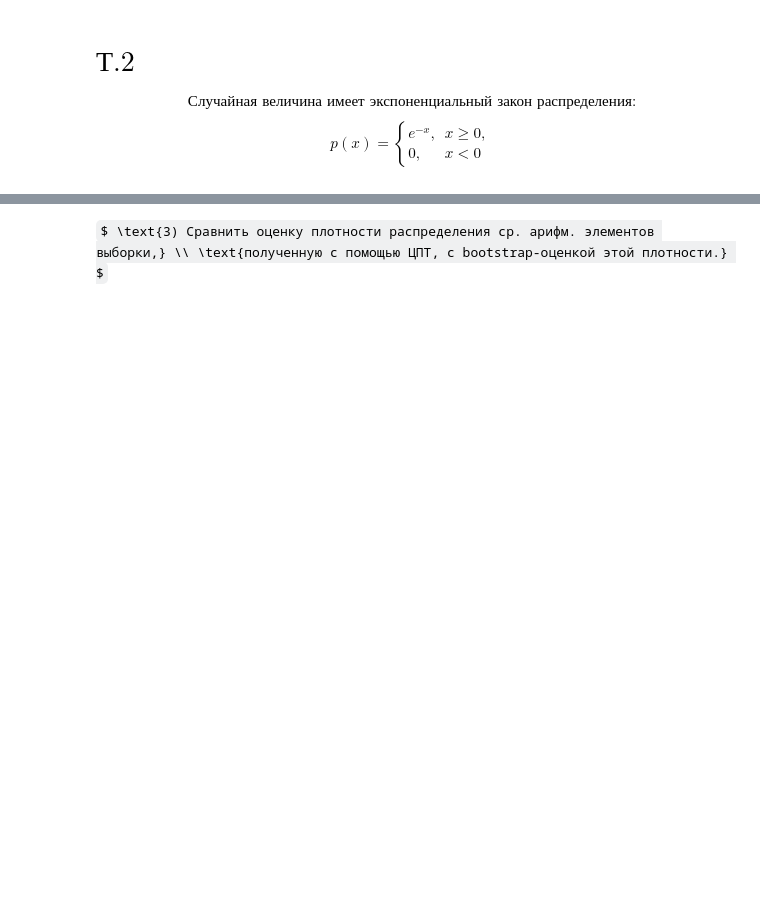
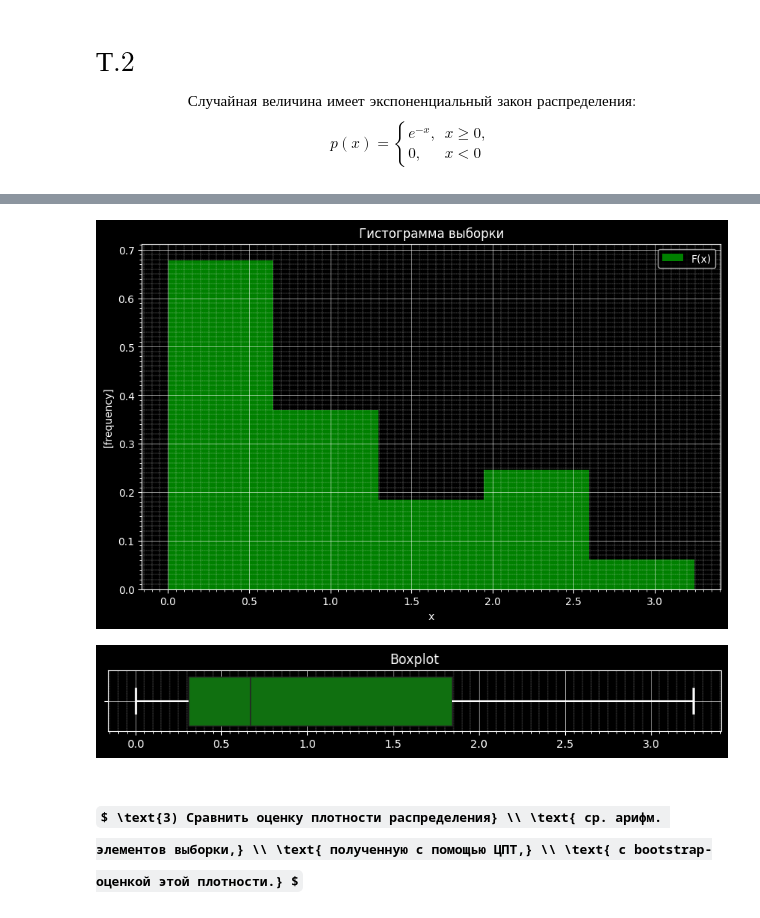
Before and after one commit to UmbrellaLeaf5/math_statistics, a Jupyter notebook: assignment_1/task_2 (T.2).ipynb, the cells around one changed output, grey strips where cells are left out. Cells and saved outputs as stored; diff of their text form; code cells hidden in the pictures; some formulas as TeX source; blank space fills up the shorter version.

```diff
--- a/assignment_1/task_2 (T.2).ipynb
+++ b/assignment_1/task_2 (T.2).ipynb
@@ -19,2 +139,45 @@ $ \text{2) Построить эмпирическую функцию распр
+# %%
+_, axs = polt.subplots(1, 1, figsize=(10, 6))
+
+axs.set_title("Гистограмма выборки")
+axs.set_xlabel("x")
+axs.set_ylabel("[frequency]")
+
+axs.hist(order_statistics,
+         bins=int(1 + np.log2(N)),
+         color='green',
+         label="F(x)",
+         density=True)
+
+axs.xaxis.set_minor_locator(AutoMinorLocator(10))
+axs.yaxis.set_minor_locator(AutoMinorLocator(10))
+
+polt.grid(which='minor', linestyle='--', linewidth=0.2)
+polt.grid(which='major', linewidth=0.4)
+
+polt.legend()
+polt.show()
+# %% [output]
+[figure, added]
+# %%
+_, axs = polt.subplots(1, 1, figsize=(10, 1))
+
+axs.set_title("Boxplot")
+
+boxpolt(x=order_statistics,
+        color="green",
+        whiskerprops={"color": "white", "linewidth": 1.5},
+        capprops={"color": "white", "linewidth": 2},
+        flierprops={'markerfacecolor': 'white', 'markersize': 8})
+
+axs.xaxis.set_minor_locator(AutoMinorLocator(10))
+axs.yaxis.set_minor_locator(AutoMinorLocator(10))
+
+polt.grid(which='minor', linestyle='--', linewidth=0.2)
+polt.grid(which='major', linewidth=0.4)
+
+polt.show()
+# %% [output]
+[figure, added]
 # %% [markdown]
-$ \text{3) Сравнить оценку плотности распределения ср. арифм. элементов выборки,} \\ \text{полученную с помощью ЦПТ, с bootstrap-оценкой этой плотности.} $
+## $ \text{3) Сравнить оценку плотности распределения} \\ \text{ ср. арифм. элементов выборки,} \\ \text{ полученную с помощью ЦПТ,} \\ \text{ с bootstrap-оценкой этой плотности.} $
```
Also changed, not shown: parts of 23 cells of this notebook, 2 other files.
